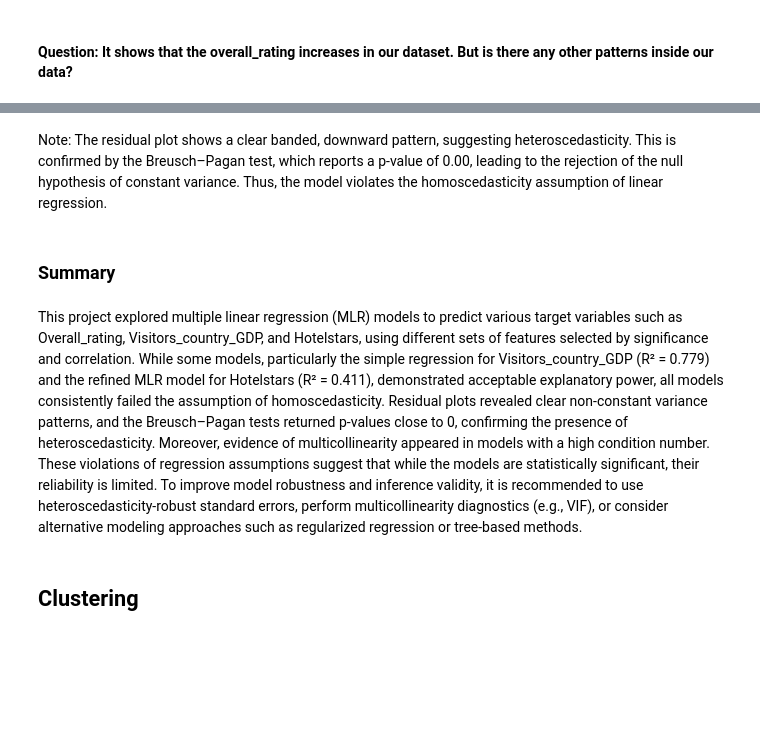
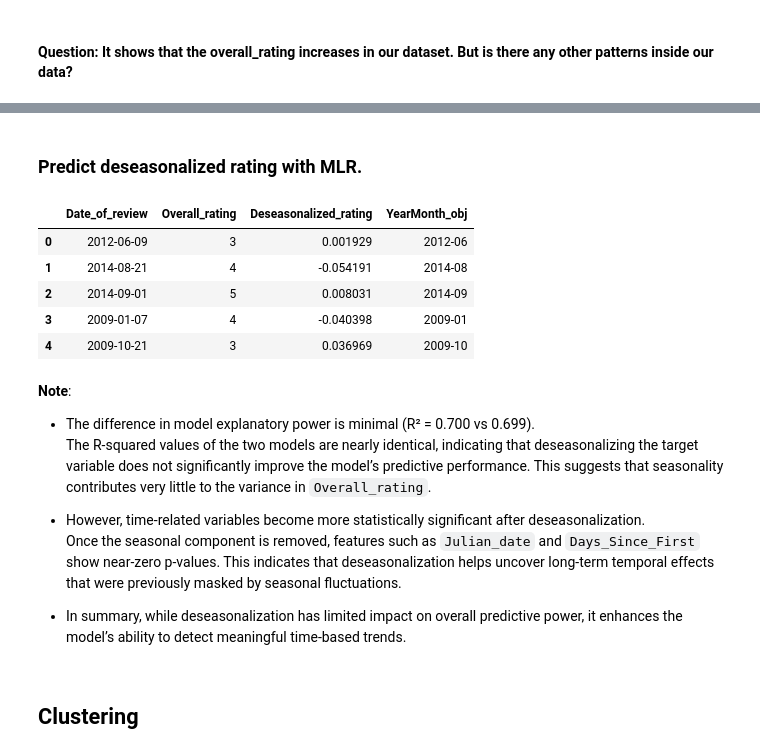
Before and after one commit to yceugene/DA_Proj_G7, a Jupyter notebook: src/team7_final_presentation.ipynb, the cells around one changed output, grey strips where cells are left out. Drawn from its saved outputs; the diff is of its cells as text; code cells hidden in the pictures; blank space fills up the shorter version.

```diff
--- a/src/team7_final_presentation.ipynb
+++ b/src/team7_final_presentation.ipynb
@@ -1027,9 +646,44 @@ p-value ≤ 0.05: Evidence of heteroscedasticity detected. The homoscedasticity
-# %% [markdown]
-Note: The residual plot shows a clear banded, downward pattern, suggesting heteroscedasticity. This is confirmed by the Breusch–Pagan test, which reports a p-value of 0.00, leading to the rejection of the null hypothesis of constant variance. Thus, the model violates the homoscedasticity assumption of linear regression.
-# %% [markdown]
-### Summary
-# %% [markdown]
-This project explored multiple linear regression (MLR) models to predict various target variables such as Overall_rating, Visitors_country_GDP, and Hotelstars, using different sets of features selected by significance and correlation. While some models, particularly the simple regression for Visitors_country_GDP (R² = 0.779) and the refined MLR model for Hotelstars (R² = 0.411), demonstrated acceptable explanatory power, all models consistently failed the assumption of homoscedasticity. Residual plots revealed clear non-constant variance patterns, and the Breusch–Pagan tests returned p-values close to 0, confirming the presence of heteroscedasticity. Moreover, evidence of multicollinearity appeared in models with a high condition number. These violations of regression assumptions suggest that while the models are statistically significant, their reliability is limited. To improve model robustness and inference validity, it is recommended to use heteroscedasticity-robust standard errors, perform multicollinearity diagnostics (e.g., VIF), or consider alternative modeling approaches such as regularized regression or tree-based methods.
+# %% [markdown]
+### Predict deseasonalized rating with MLR.
+# %%
+from statsmodels.tsa.seasonal import seasonal_decompose
+
+# Extract YearMonth and compute monthly average ratings
+_clean_df["YearMonth_obj"] = _clean_df["Date_of_review"].dt.to_period("M")
+monthly_data = _clean_df.groupby("YearMonth_obj")["Overall_rating"].mean()
+
+# Drop missing values and convert PeriodIndex to DatetimeIndex
+monthly_data = monthly_data.dropna()
+monthly_data.index = monthly_data.index.to_timestamp()
+
+decomposition = seasonal_decompose(monthly_data, model='additive')
+
+# Add residuals back to the DataFrame by mapping YearMonth
+_clean_df["Deseasonalized_rating"] = _clean_df["YearMonth_obj"].astype(str).map(
+    decomposition.resid.to_dict()
+)
+
+# Drop missing residuals (e.g., edge cases)
+_clean_df = _clean_df.dropna(subset=["Deseasonalized_rating"])
+
+# Show processed dataset head
+_clean_df[["Date_of_review", "Overall_rating", "Deseasonalized_rating", "YearMonth_obj"]].head()
+# %% [output]
+|  | Date_of_review | Overall_rating | Deseasonalized_rating | YearMonth_obj |
+| 0 | 2012-06-09 | 3 | 0.001929 | 2012-06 |
+| 1 | 2014-08-21 | 4 | -0.054191 | 2014-08 |
+| 2 | 2014-09-01 | 5 | 0.008031 | 2014-09 |
+| 3 | 2009-01-07 | 4 | -0.040398 | 2009-01 |
+| 4 | 2009-10-21 | 3 | 0.036969 | 2009-10 |
+# %% [markdown]
+**Note**:
+- The difference in model explanatory power is minimal (R² = 0.700 vs 0.699).
+  The R-squared values of the two models are nearly identical, indicating that deseasonalizing the target variable does not significantly improve the model’s predictive performance. This suggests that seasonality contributes very little to the variance in `Overall_rating`.
+
+- However, time-related variables become more statistically significant after deseasonalization.
+  Once the seasonal component is removed, features such as `Julian_date` and `Days_Since_First` show near-zero p-values. This indicates that deseasonalization helps uncover long-term temporal effects that were previously masked by seasonal fluctuations.
+
+- In summary, while deseasonalization has limited impact on overall predictive power, it enhances the model’s ability to detect meaningful time-based trends.
 # %% [markdown]
 ## Clustering
 # %% [markdown]
```
Also changed, not shown: parts of 77 cells of this notebook.
